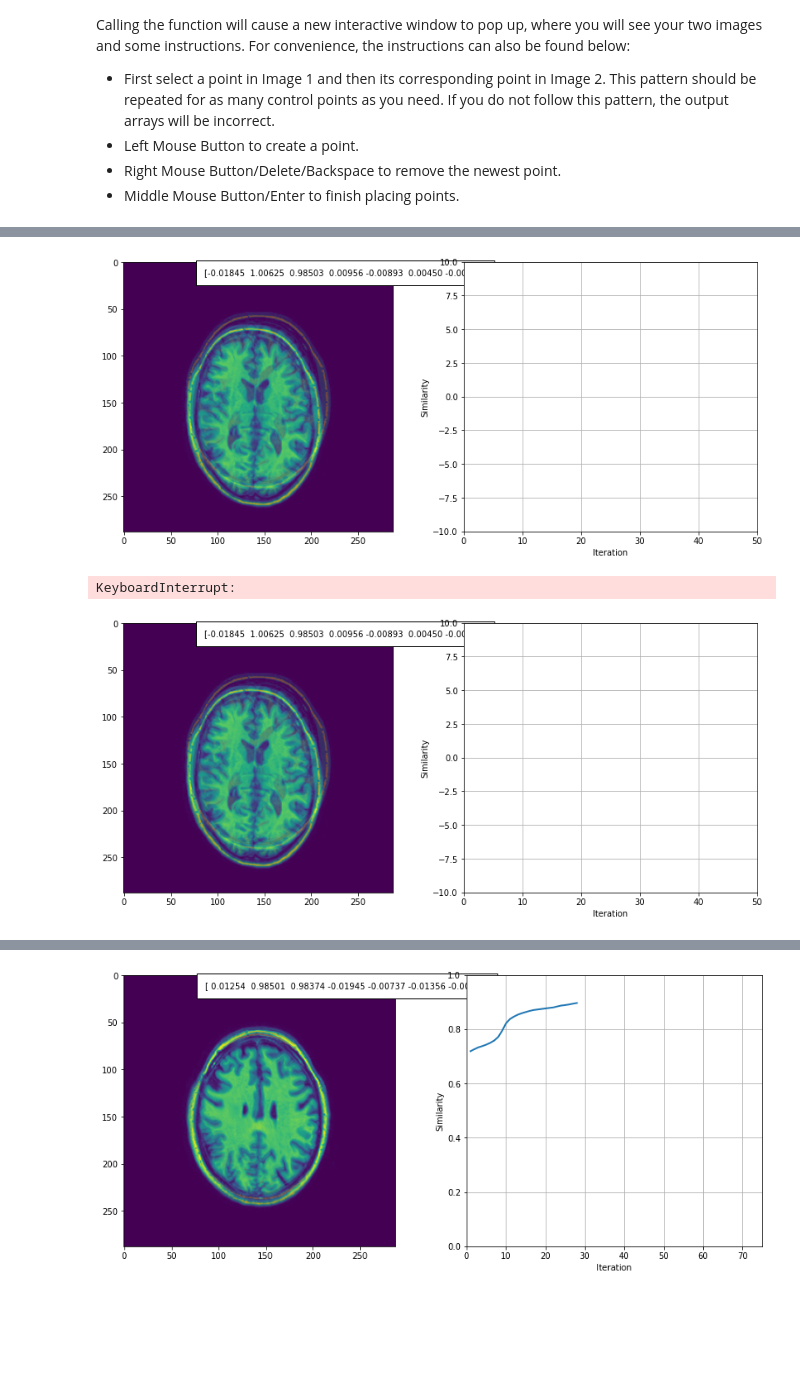
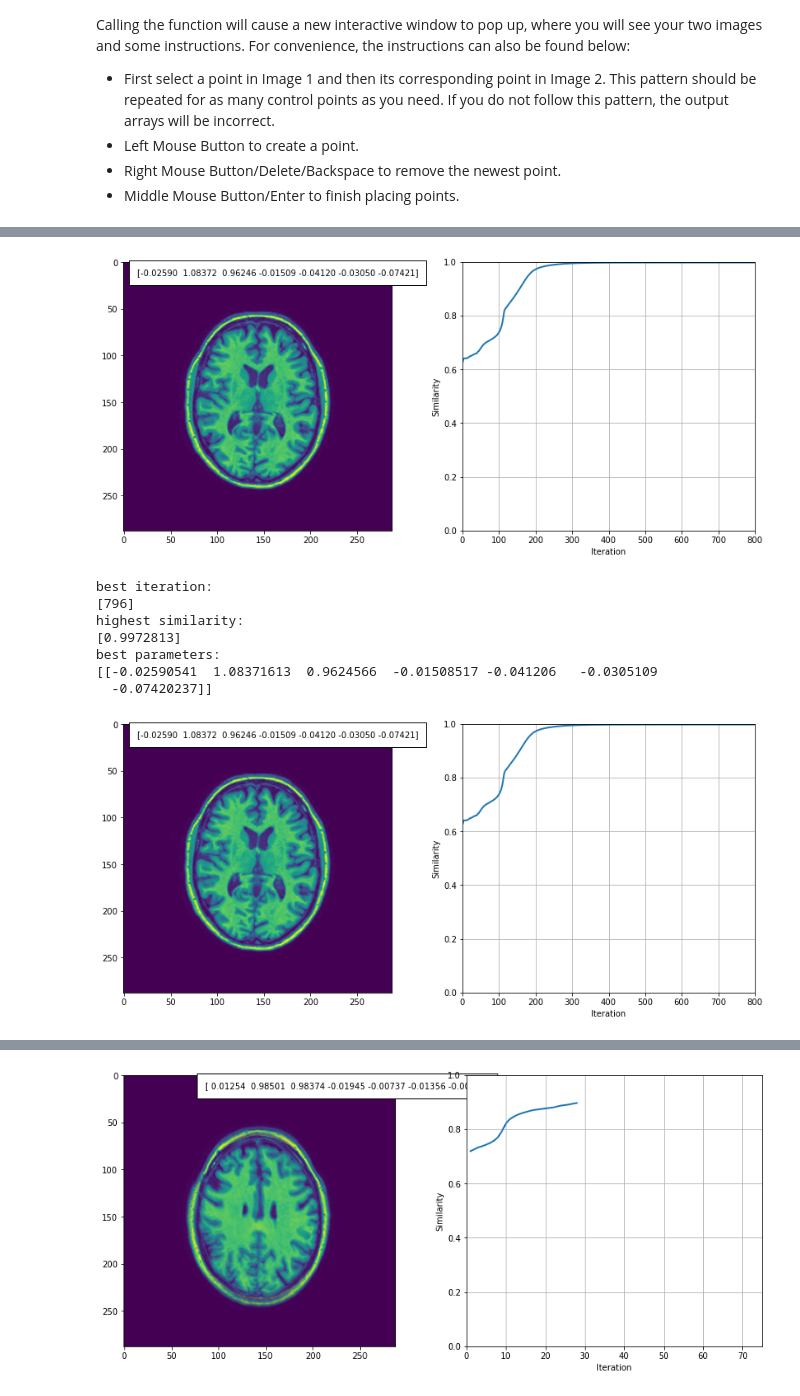
Before and after one commit to Robin888888888/8dc00-mia, a Jupyter notebook: reader/1.6_Registration_project.ipynb, the cells around one changed output, grey strips where cells are left out. Drawn from its saved outputs; the diff is of its cells as text; code cells hidden in the pictures; blank space fills up the shorter version.

```diff
--- a/reader/1.6_Registration_project.ipynb
+++ b/reader/1.6_Registration_project.ipynb
@@ -192,6 +200,12 @@ KeyboardInterrupt:
 # %%
-intensity_based_registration('2_2_t1','2_2_t1_d','affine',' corr',0.001,50)
+intensity_based_registration('2_2_t1','2_2_t1_d','affine','corr',False,0.0004,800)
 # %% [output]
-[figure, old version]
+[figure, new version]
-KeyboardInterrupt:
+best iteration:
+[796]
+highest similarity:
+[0.9972813]
+best parameters:
+[[-0.02590541  1.08371613  0.9624566  -0.01508517 -0.041206   -0.0305109
+  -0.07420237]]
-[figure, old version]
+[figure, new version]
```
Also changed, not shown: parts of 5 cells of this notebook, 5 other files.
